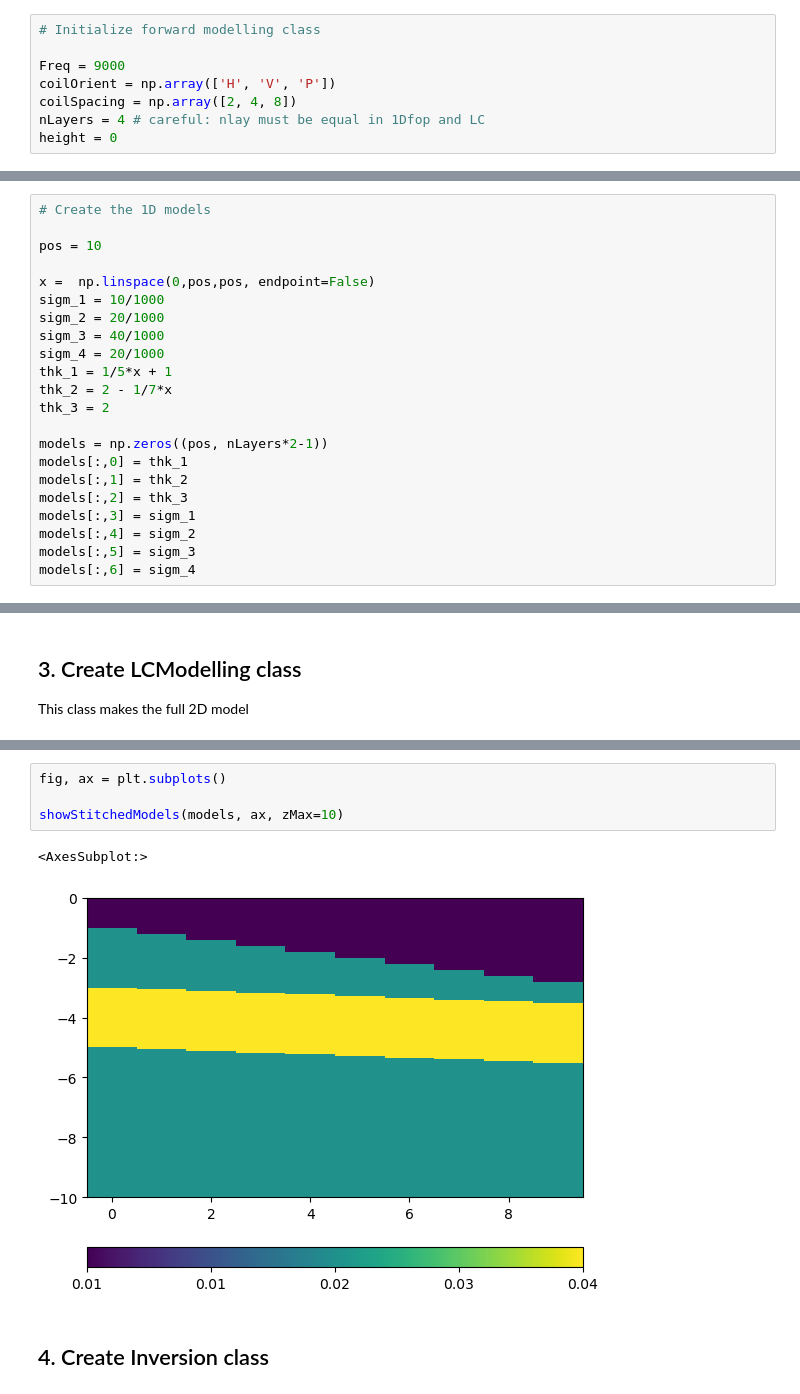
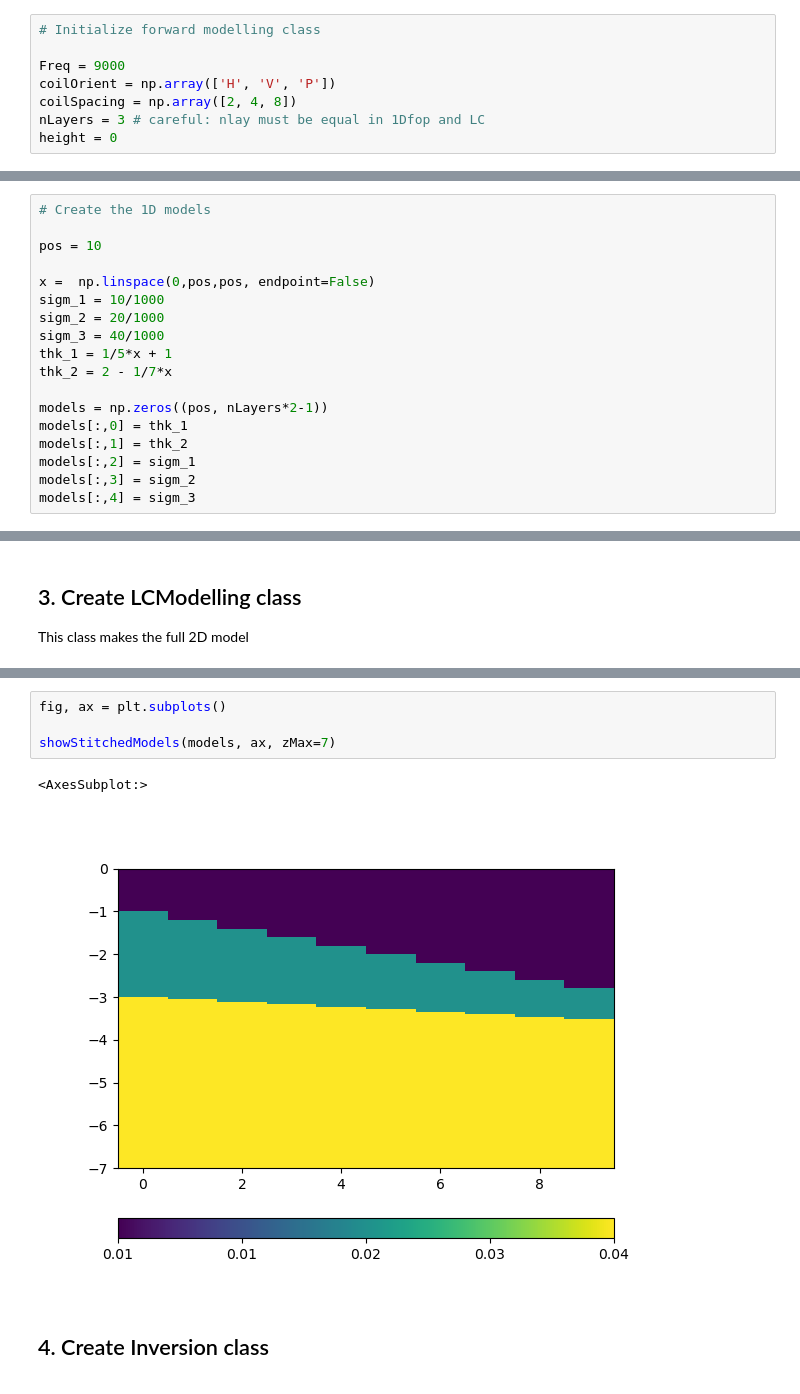
Before and after one commit to mariacarrizo/FDEM_LCI_PWI, a Jupyter notebook: LCI.ipynb, the cells around one changed output, grey strips where cells are left out. Drawn from its saved outputs; the diff is of its cells as text.

```diff
--- a/LCI.ipynb
+++ b/LCI.ipynb
@@ -18,7 +20,7 @@ from showStitched import showStitchedModels
 Freq = 9000
 coilOrient = np.array(['H', 'V', 'P'])
 coilSpacing = np.array([2, 4, 8])
-nLayers = 4 # careful: nlay must be equal in 1Dfop and LC
+nLayers = 3 # careful: nlay must be equal in 1Dfop and LC
 height = 0
 # %% [markdown]
 ## 1. Create 1D forward operator class
@@ -160,19 +173,15 @@ x =  np.linspace(0,pos,pos, endpoint=False)
 sigm_1 = 10/1000
 sigm_2 = 20/1000
 sigm_3 = 40/1000
-sigm_4 = 20/1000
 thk_1 = 1/5*x + 1
 thk_2 = 2 - 1/7*x
-thk_3 = 2
 
 models = np.zeros((pos, nLayers*2-1))
 models[:,0] = thk_1
 models[:,1] = thk_2
-models[:,2] = thk_3
-models[:,3] = sigm_1
-models[:,4] = sigm_2
-models[:,5] = sigm_3
-models[:,6] = sigm_4
+models[:,2] = sigm_1
+models[:,3] = sigm_2
+models[:,4] = sigm_3
 # %%
 # Simulate data for each 1D model
 
@@ -363,9 +371,9 @@ RuntimeError: /home/carsten/miniconda3/envs/build/conda-bld/pgcore_1661190390662
 # %%
 fig, ax = plt.subplots()
 
-showStitchedModels(models, ax, zMax=10)
+showStitchedModels(models, ax, zMax=7)
 # %% [output]
 <AxesSubplot:>
-[figure, old version]
+[figure, new version]
 # %% [markdown]
 ## 4. Create Inversion class
```
Also changed, not shown: parts of 10 cells of this notebook.
